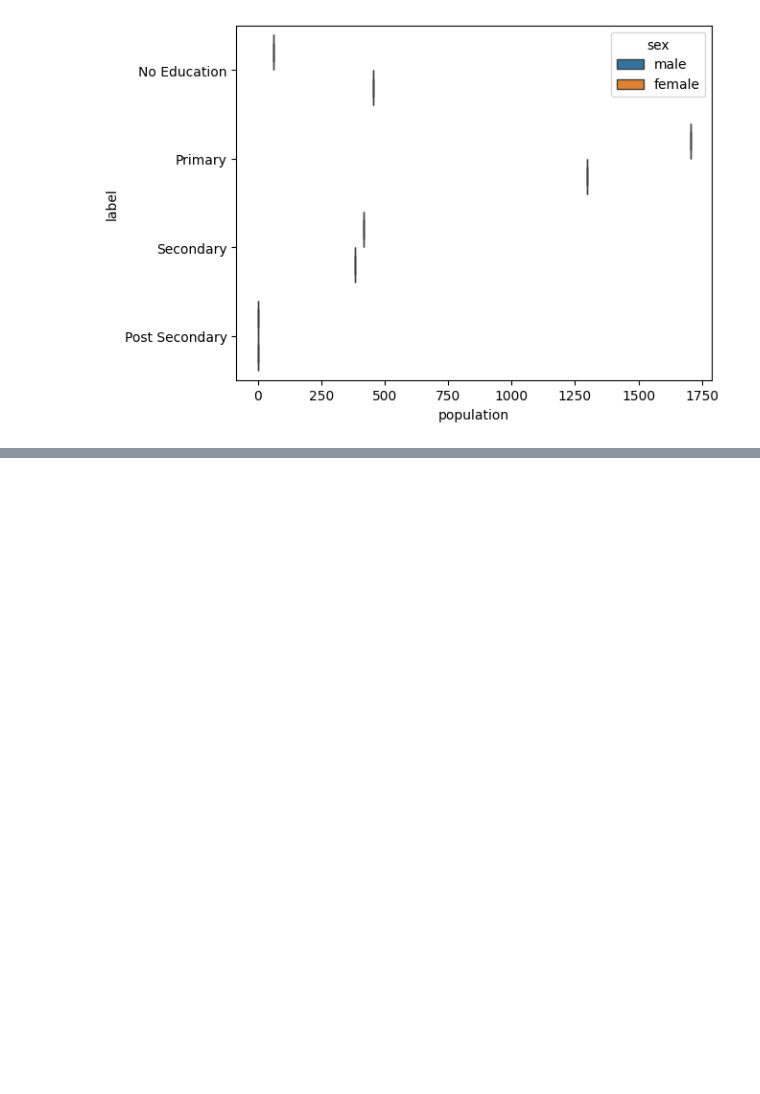
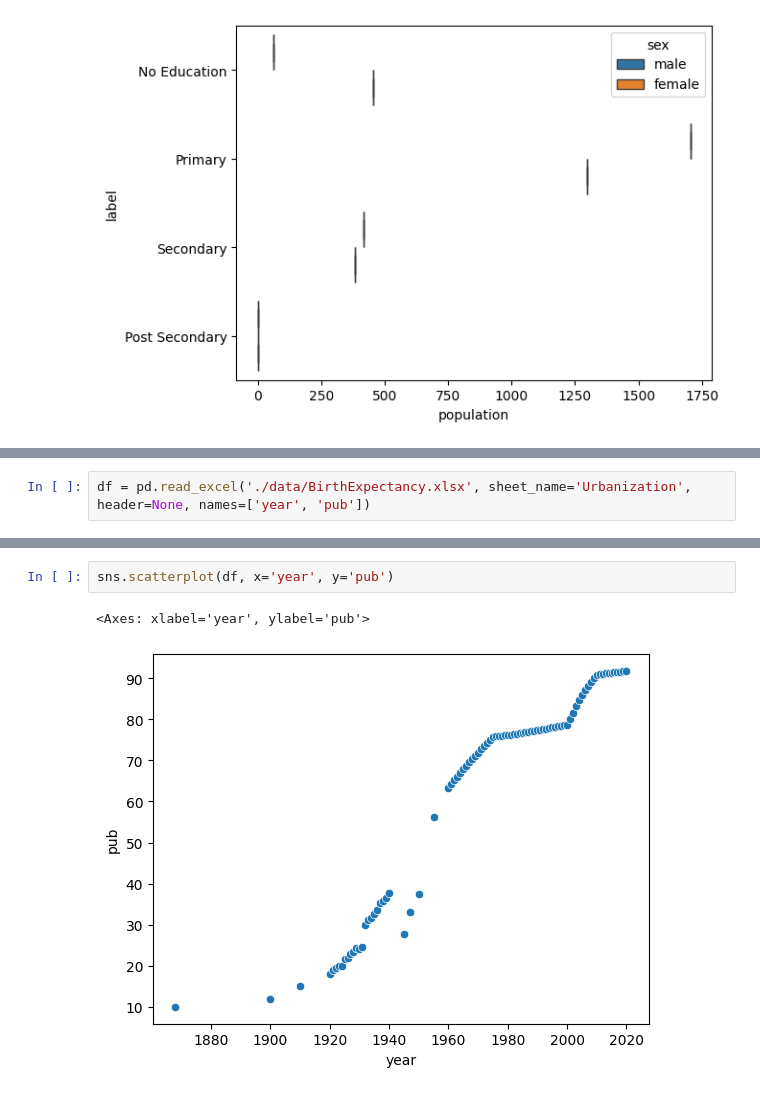
Before and after one commit to j-chowder/japanese_literature, a Jupyter notebook: edu.ipynb, the cells around one changed output, grey strips where cells are left out. Cells and saved outputs as stored; diff of their text form; blank space fills up the shorter version.

```diff
--- a/edu.ipynb
+++ b/edu.ipynb
@@ -331,0 +357,2 @@ sns.boxplot(test, x='population', y='label', hue='sex');
+# %%
+df = pd.read_excel('./data/BirthExpectancy.xlsx', sheet_name='Urbanization', header=None, names=['year', 'pub'])
@@ -331,0 +375,5 @@ sns.boxplot(test, x='population', y='label', hue='sex');
+# %%
+sns.scatterplot(df, x='year', y='pub')
+# %% [output]
+<Axes: xlabel='year', ylabel='pub'>
+[figure, added]
```
Also changed, not shown: parts of 7 cells of this notebook, 5 other files.
